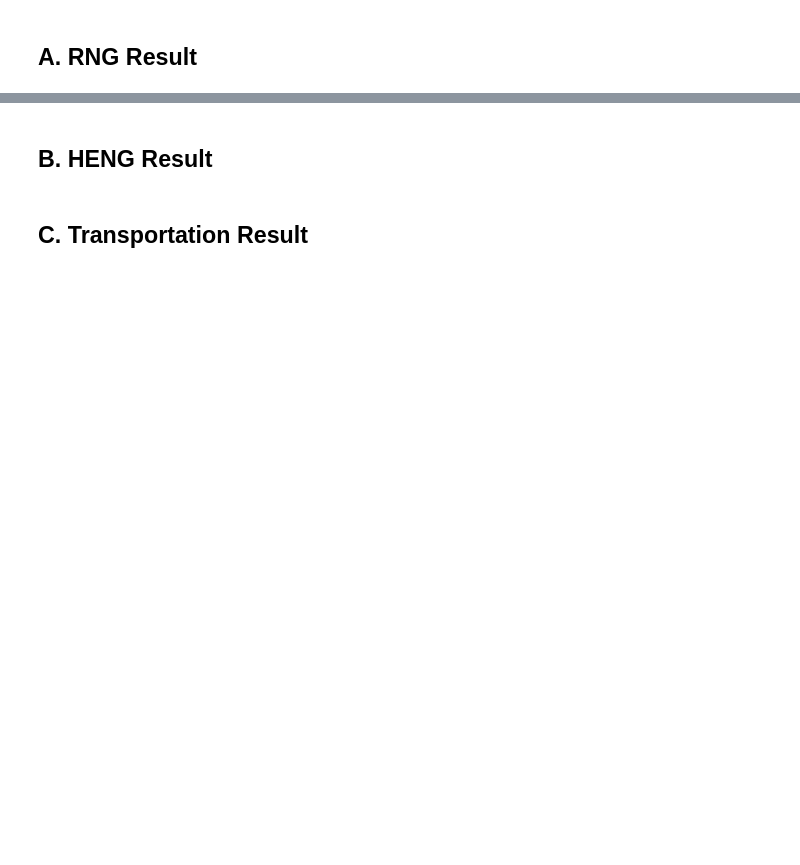
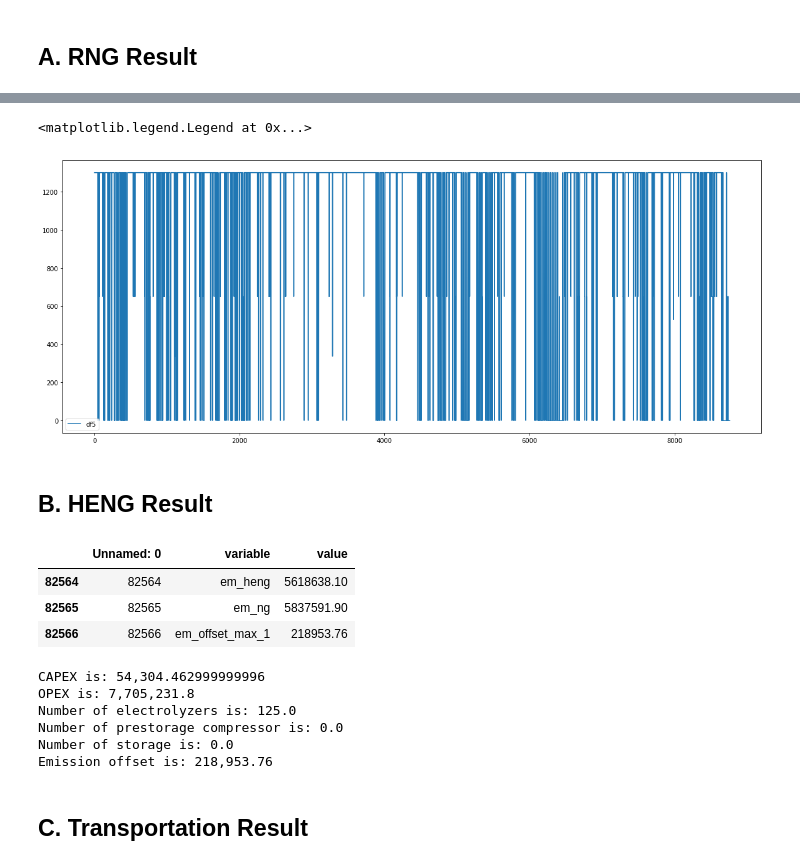
Before and after one commit to lewisjko/FYDP, a Jupyter notebook: FYDP.ipynb, the cells around one changed output, grey strips where cells are left out. Cells and saved outputs as stored; diff of their text form; code cells hidden in the pictures; blank space fills up the shorter version.

Commit message:
notebook with results

```diff
--- a/FYDP.ipynb
+++ b/FYDP.ipynb
@@ -1123,2 +1498,4 @@ def create_plot_two_lines(df1,df2):
 # %% [markdown]
 ## A. RNG Result
+# %%
+RNG_result_df = pd.read_csv('RNG_result.csv')
@@ -1124,0 +1540,10 @@ def create_plot_two_lines(df1,df2):
+# %%
+df = RNG_result_df
+
+E_1_df = create_var_df_from_result(df,'E_1_',hour_str='Y')
+I_H2_df = create_var_df_from_result(df,'I_H2_',hour_str='Y')
+H2_tank_in_df = create_var_df_from_result(df,'H2_tank_in_',hour_str='Y')
+H2_tank_out_df = create_var_df_from_result(df,'H2_tank_out_',hour_str='Y')
+H2_direct_df = create_var_df_from_result(df,'H2_direct_',hour_str='Y')
+RNG_df = create_var_df_from_result(df,'H2_direct_',hour_str='Y',exc_string='RNG_max')
+CO2_df = create_var_df_from_result(df,'CO2_1_',hour_str='Y')
@@ -1125,2 +1607,25 @@ def create_plot_two_lines(df1,df2):
+# %%
+df1 = E_1_df.copy()
+df2 = H2_tank_in_df.copy()
+df3 = H2_tank_out_df.copy()
+df4 = H2_direct_df.copy()
+df5 = CO2_df.copy()
+
+%matplotlib inline
+import matplotlib.pyplot as plt
+
+fig = plt.figure(figsize = [20,8])
+ax = fig.add_subplot(111)
+
+# plt.plot(df1['hour'],df1['value'],label='df1')
+# plt.plot(df2['hour'],df2['value'],label='df2')
+# plt.plot(df4['hour'],df4['value'],label='df4')
+# plt.plot(input_df.index.values.tolist(),input_df['NG_demand(m^3)'])
+plt.plot(df5['hour'],df5['value'],label='df5')
+
+plt.legend()
+# %% [output]
+<matplotlib.legend.Legend at 0x...>
+[figure, added]
 # %% [markdown]
 ## B. HENG Result
@@ -1126,0 +1634,24 @@ def create_plot_two_lines(df1,df2):
+# %%
+HENG_result_df[HENG_result_df['variable'].str.contains('em')]
+# %% [output]
+|  | Unnamed: 0 | variable | value |
+| 82564 | 82564 | em_heng | 5618638.10 |
+| 82565 | 82565 | em_ng | 5837591.90 |
+| 82566 | 82566 | em_offset_max_1 | 218953.76 |
+# %%
+df = HENG_result_df
+
+
+print("CAPEX is:",format(df.loc[df['variable'] == 'CAPEX_2','value'].tolist()[0],","))
+print("OPEX is:",format(df.loc[df['variable'] == 'OPEX_2','value'].tolist()[0],","))
+print("Number of electrolyzers is:",format(df.loc[df['variable'] == 'N_electrolyzer_2','value'].tolist()[0],","))
+print("Number of prestorage compressor is:",format(df.loc[df['variable'] == 'N_prestorage','value'].tolist()[0],","))
+print("Number of storage is:",format(df.loc[df['variable'] == 'N_tank','value'].tolist()[0],","))
+print("Emission offset is:",format(df.loc[df['variable'] == 'em_offset_max_1','value'].tolist()[0],","))
+# %% [output]
+CAPEX is: 54,304.462999999996
+OPEX is: 7,705,231.8
+Number of electrolyzers is: 125.0
+Number of prestorage compressor is: 0.0
+Number of storage is: 0.0
+Emission offset is: 218,953.76
```
Also changed, not shown: parts of 14 cells of this notebook.
